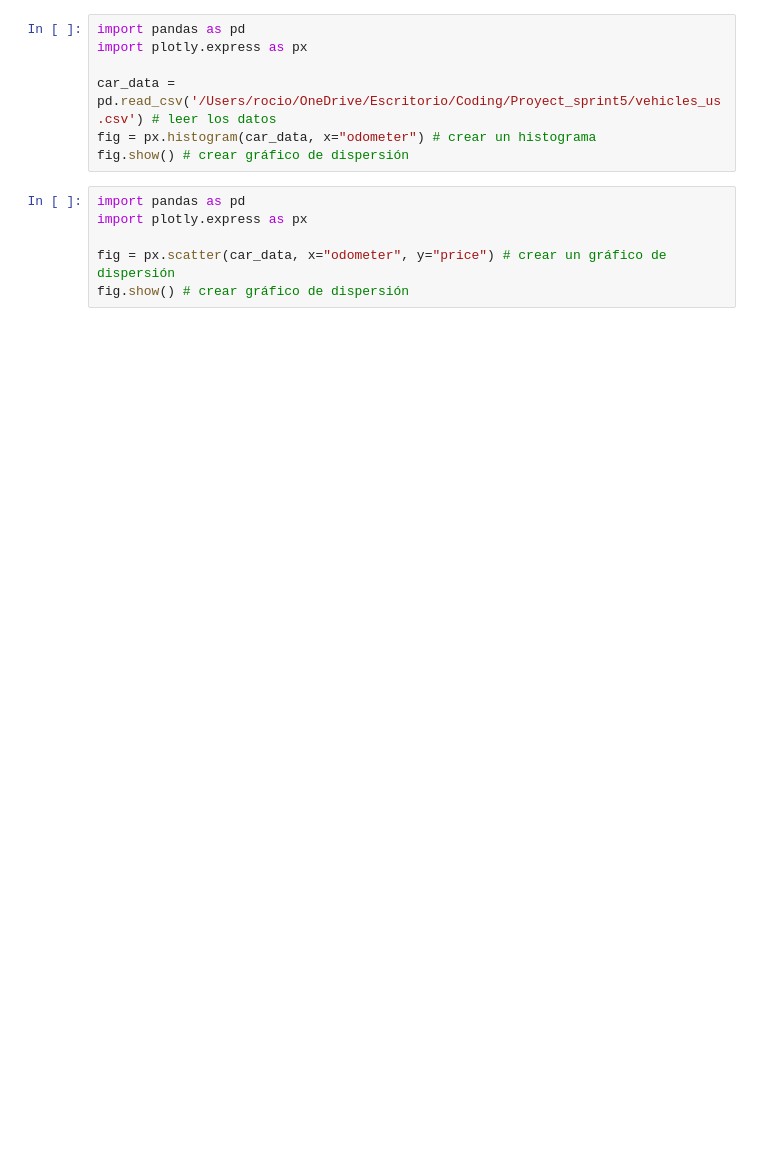
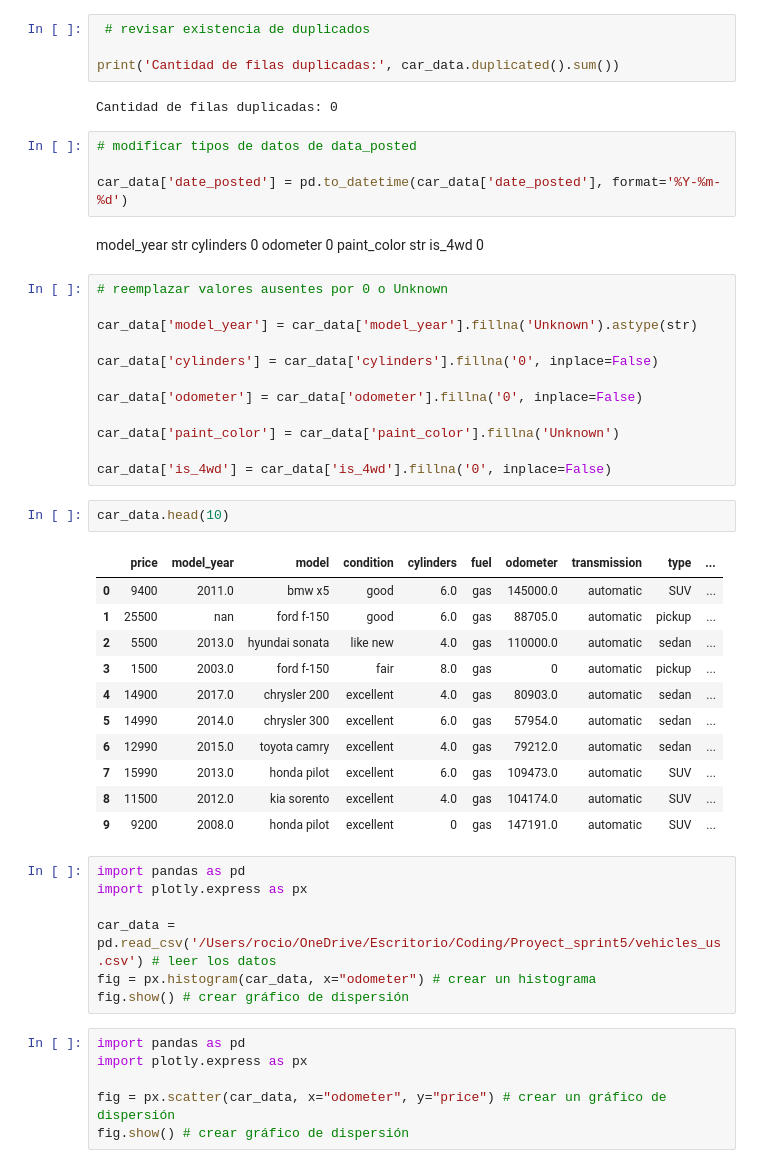
Before and after one commit to dewbozo/Proyect_sprint5, a Jupyter notebook: notebooks/EDA.ipynb, the cells around one changed output. Cells and saved outputs as stored; diff of their text form; blank space fills up the shorter version.

Commit message:
cleaning data and building app

```diff
--- a/notebooks/EDA.ipynb
+++ b/notebooks/EDA.ipynb
@@ -1,3 +33,45 @@
+# %%
+ # revisar existencia de duplicados
+
+print('Cantidad de filas duplicadas:', car_data.duplicated().sum())
+# %% [output]
+Cantidad de filas duplicadas: 0
+# %%
+# modificar tipos de datos de data_posted
+
+car_data['date_posted'] = pd.to_datetime(car_data['date_posted'], format='%Y-%m-%d')
+# %% [markdown]
+model_year str
+cylinders 0
+odometer 0
+paint_color str
+is_4wd 0
+# %%
+# reemplazar valores ausentes por 0 o Unknown
+
+car_data['model_year'] = car_data['model_year'].fillna('Unknown').astype(str)
+
+car_data['cylinders'] = car_data['cylinders'].fillna('0', inplace=False)
+
+car_data['odometer'] = car_data['odometer'].fillna('0', inplace=False)
+
+car_data['paint_color'] = car_data['paint_color'].fillna('Unknown')
+
+car_data['is_4wd'] = car_data['is_4wd'].fillna('0', inplace=False)
+# %%
+car_data.head(10)
+# %% [output]
+|  | price | model_year | model | condition | cylinders | fuel | odometer | transmission | type | ... |
+| 0 | 9400 | 2011.0 | bmw x5 | good | 6.0 | gas | 145000.0 | automatic | SUV | ... |
+| 1 | 25500 | nan | ford f-150 | good | 6.0 | gas | 88705.0 | automatic | pickup | ... |
+| 2 | 5500 | 2013.0 | hyundai sonata | like new | 4.0 | gas | 110000.0 | automatic | sedan | ... |
+| 3 | 1500 | 2003.0 | ford f-150 | fair | 8.0 | gas | 0 | automatic | pickup | ... |
+| 4 | 14900 | 2017.0 | chrysler 200 | excellent | 4.0 | gas | 80903.0 | automatic | sedan | ... |
+| 5 | 14990 | 2014.0 | chrysler 300 | excellent | 6.0 | gas | 57954.0 | automatic | sedan | ... |
+| 6 | 12990 | 2015.0 | toyota camry | excellent | 4.0 | gas | 79212.0 | automatic | sedan | ... |
+| 7 | 15990 | 2013.0 | honda pilot | excellent | 6.0 | gas | 109473.0 | automatic | SUV | ... |
+| 8 | 11500 | 2012.0 | kia sorento | excellent | 4.0 | gas | 104174.0 | automatic | SUV | ... |
+| 9 | 9200 | 2008.0 | honda pilot | excellent | 0 | gas | 147191.0 | automatic | SUV | ... |
 # %%
 import pandas as pd
 import plotly.express as px
```
Also changed, not shown: parts of 4 cells of this notebook, 3 other files.
